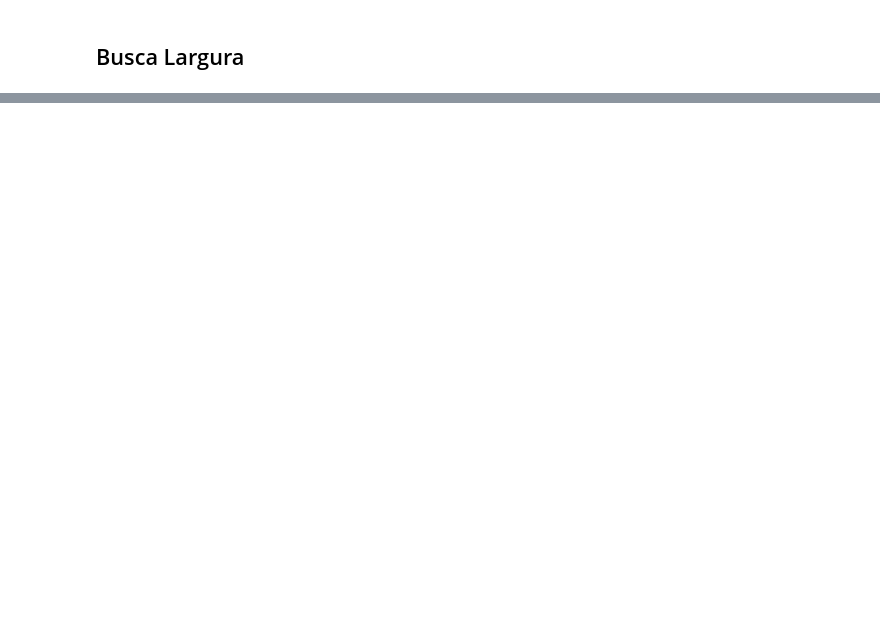
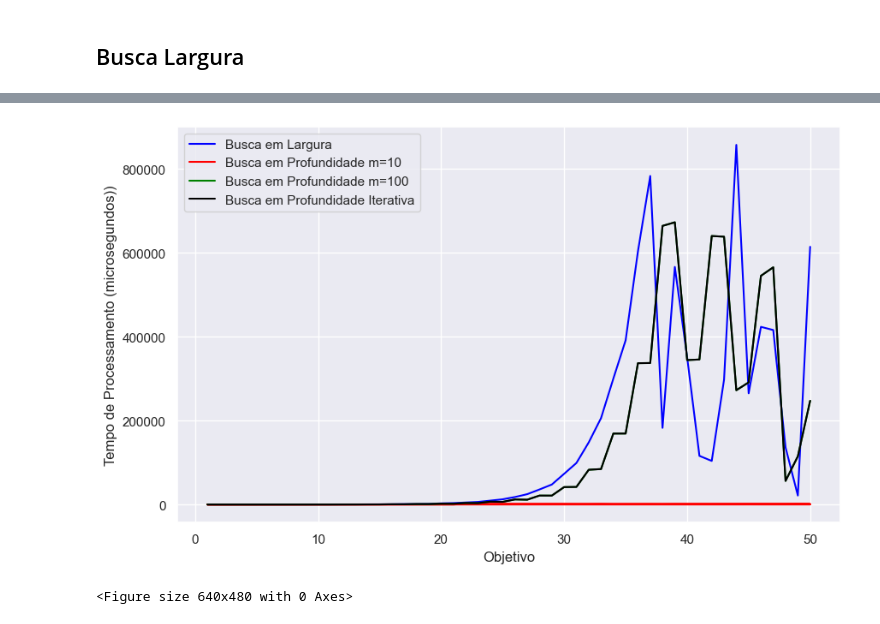
Before and after one commit to Insper/ai_gym, a Jupyter notebook: apps/SumOne/sumone.ipynb, the cells around one changed output, grey strips where cells are left out. Drawn from its saved outputs; the diff is of its cells as text; code cells hidden in the pictures; blank space fills up the shorter version.

```diff
--- a/apps/SumOne/sumone.ipynb
+++ b/apps/SumOne/sumone.ipynb
@@ -129,0 +235,14 @@ Tempo de processamento: 0:00:00.000033
+# %%
+sns.set_style("darkgrid")
+plt.figure(figsize=(10, 6))
+plt.plot(df_largura['Objetivo'], df_largura['Tempo de processamento'], label='Busca em Largura', color='blue')
+plt.plot(df_profundidade['Objetivo'], df_profundidade['Tempo de processamento'], label='Busca em Profundidade m=10', color='red')
+plt.plot(df_profundidadeiterativa['Objetivo'], df_profundidadeiterativa['Tempo de processamento'], label='Busca em Profundidade m=100', color='green')
+plt.plot(df_profundidadeiterativa['Objetivo'], df_profundidadeiterativa['Tempo de processamento'], label='Busca em Profundidade Iterativa', color= 'black')
+plt.xlabel('Objetivo')
+plt.ylabel('Tempo de Processamento (microsegundos))')
+plt.legend()
+plt.show()
+# %% [output]
+[figure, added]
+<Figure size 640x480 with 0 Axes>
```
Also changed, not shown: parts of 15 cells of this notebook, 5 other files.
